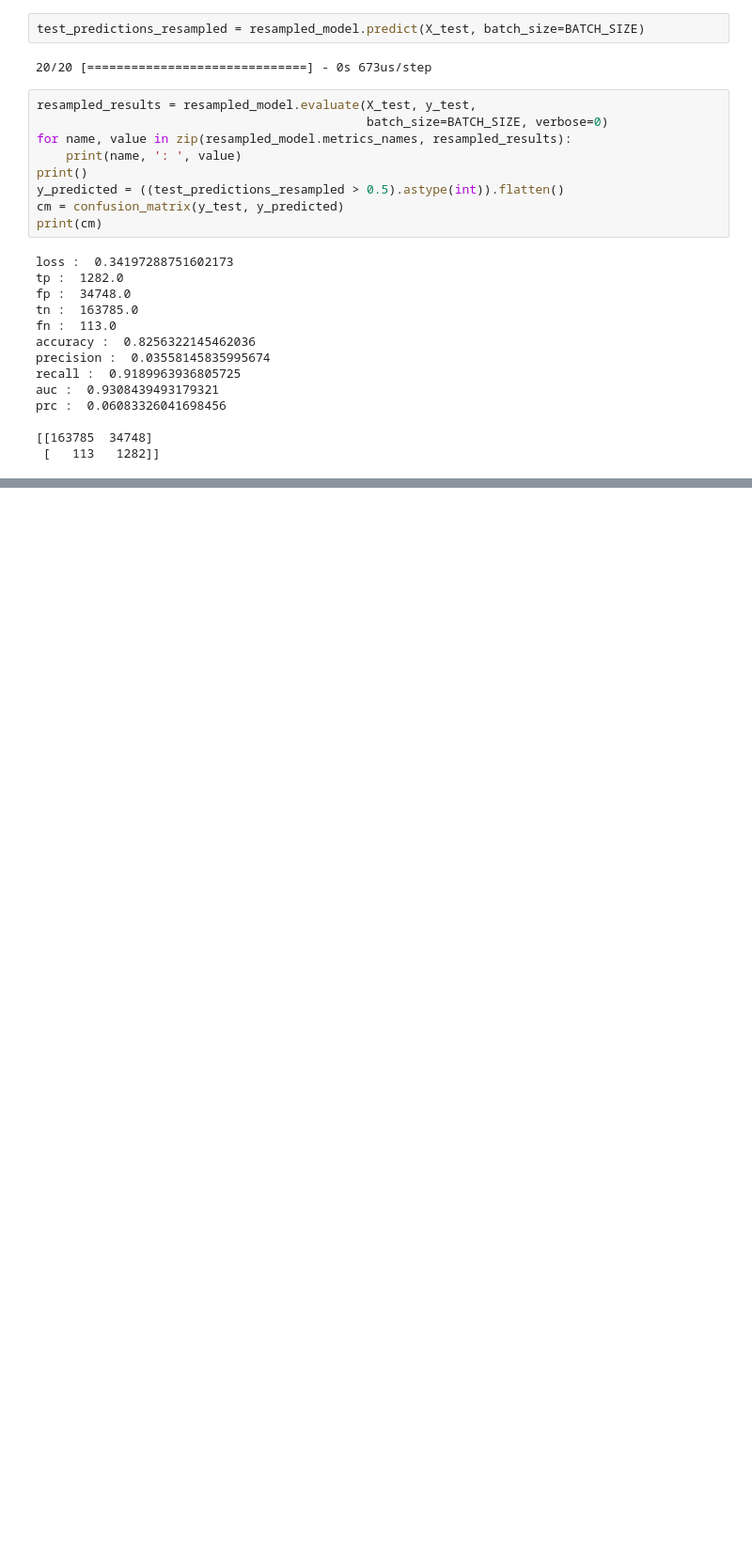
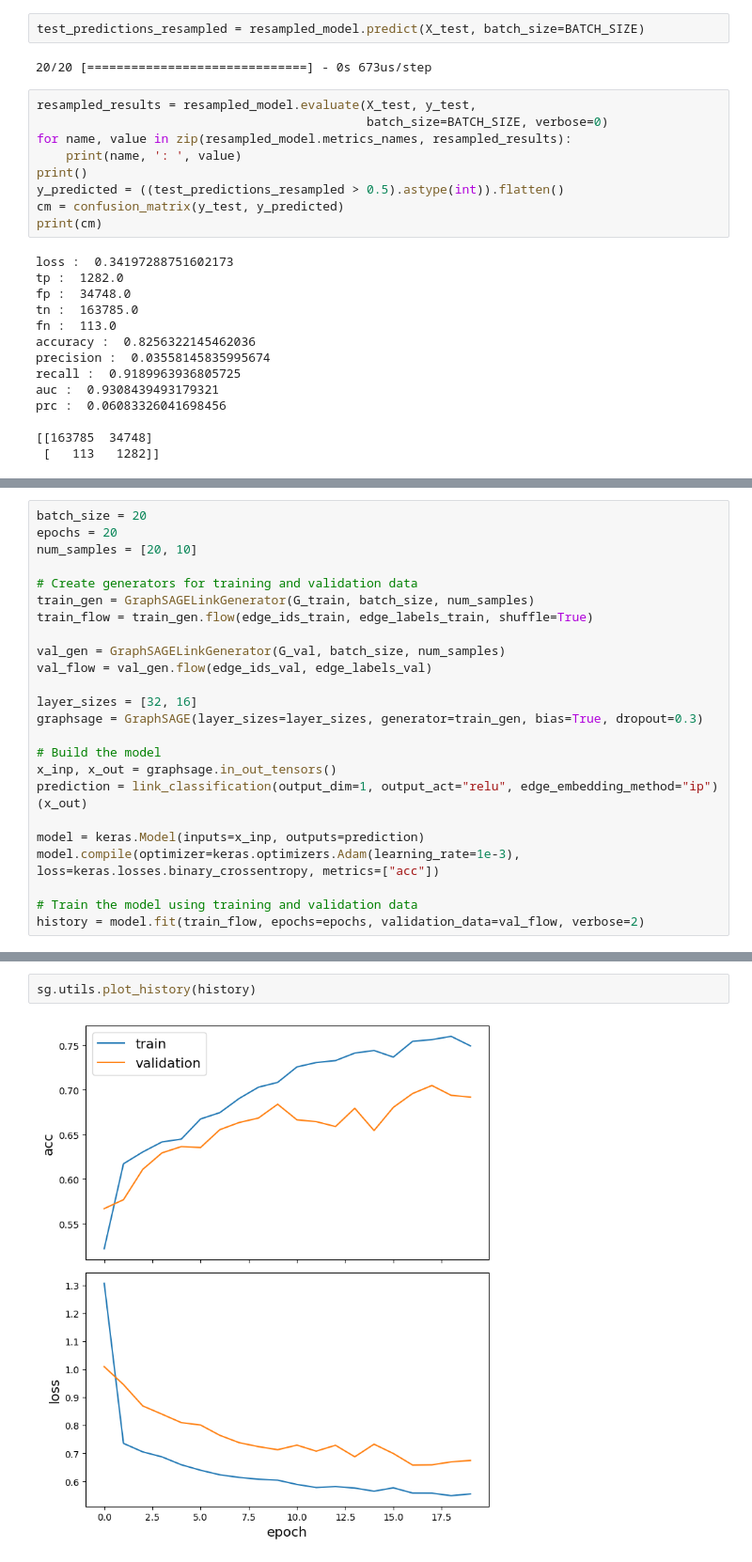
Before and after one commit to 0xkamkar/ML_Project, a Jupyter notebook: Milestone3/Neural Network.ipynb, the cells around one changed output, grey strips where cells are left out. Shown at 94% size. Cells and saved outputs as stored; diff of their text form; blank space fills up the shorter version.

Commit message:
add GraphSAGE

```diff
--- a/Milestone3/Neural Network.ipynb
+++ b/Milestone3/Neural Network.ipynb
@@ -506,0 +600,24 @@ prc :  0.06083326041698456
+# %%
+batch_size = 20
+epochs = 20
+num_samples = [20, 10]
+
+# Create generators for training and validation data
+train_gen = GraphSAGELinkGenerator(G_train, batch_size, num_samples)
+train_flow = train_gen.flow(edge_ids_train, edge_labels_train, shuffle=True)
+
+val_gen = GraphSAGELinkGenerator(G_val, batch_size, num_samples)
+val_flow = val_gen.flow(edge_ids_val, edge_labels_val)
+
+layer_sizes = [32, 16]
+graphsage = GraphSAGE(layer_sizes=layer_sizes, generator=train_gen, bias=True, dropout=0.3)
+
+# Build the model
+x_inp, x_out = graphsage.in_out_tensors()
+prediction = link_classification(output_dim=1, output_act="relu", edge_embedding_method="ip")(x_out)
+
+model = keras.Model(inputs=x_inp, outputs=prediction)
+model.compile(optimizer=keras.optimizers.Adam(learning_rate=1e-3), loss=keras.losses.binary_crossentropy, metrics=["acc"])
+
+# Train the model using training and validation data
+history = model.fit(train_flow, epochs=epochs, validation_data=val_flow, verbose=2)
@@ -506,0 +642,4 @@ prc :  0.06083326041698456
+# %%
+sg.utils.plot_history(history)
+# %% [output]
+[figure, added]
```
Also changed, not shown: parts of 6 cells of this notebook, 1 other file.
